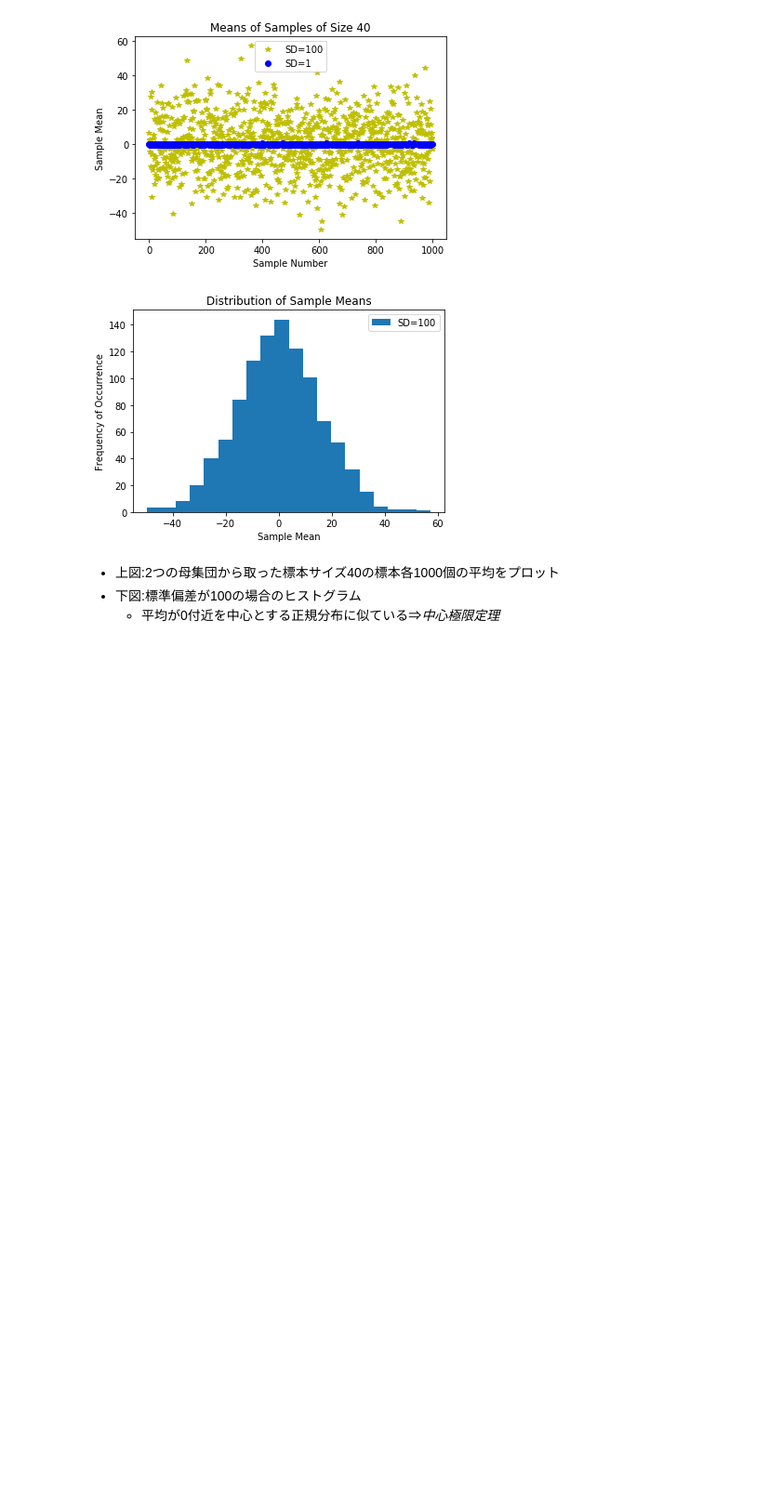
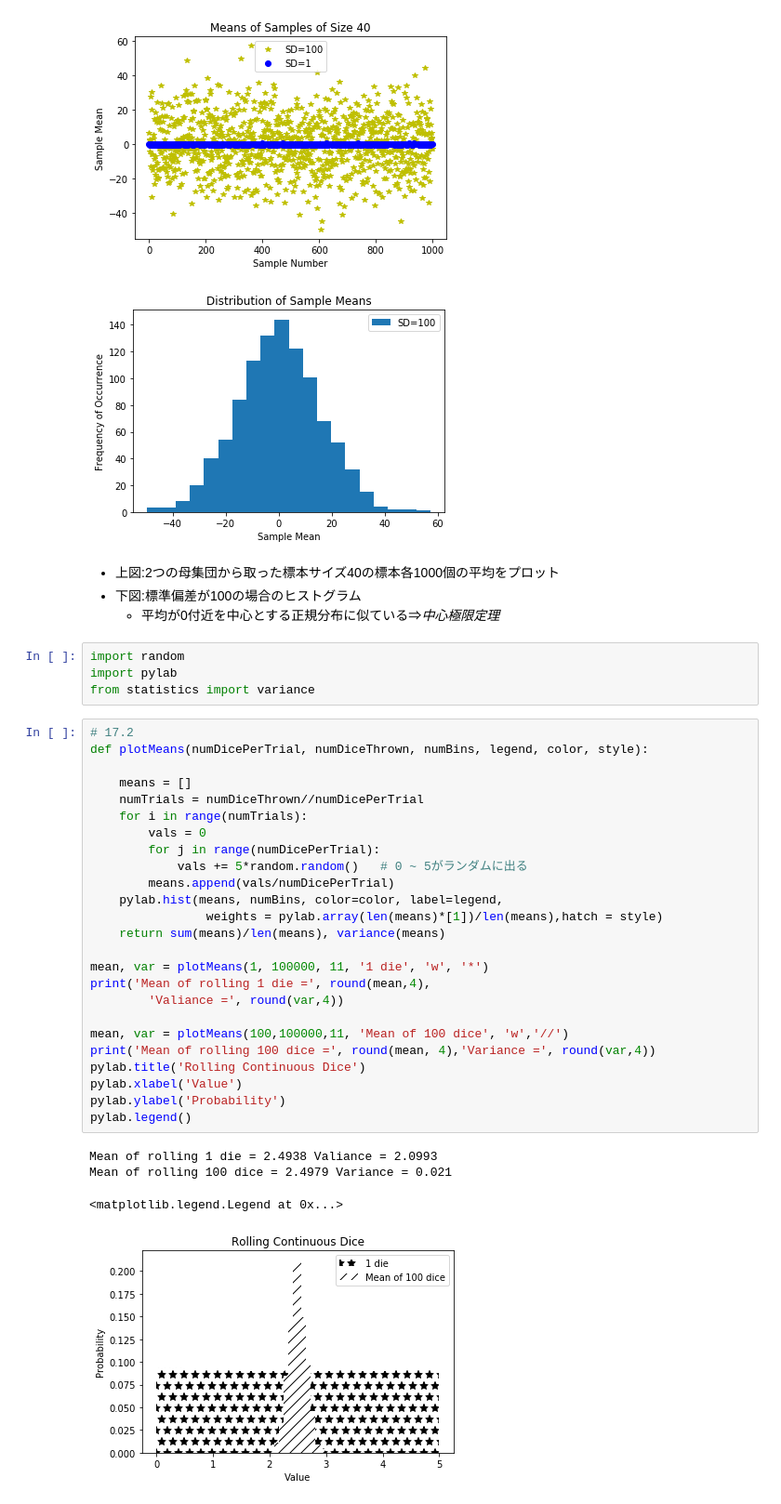
Before and after one commit to Tatsuro0726/MIT_DS, a Jupyter notebook: practice_Ch17.ipynb, the cells around one changed output. Shown at 93% size. Drawn from its saved outputs; the diff is of its cells as text; blank space fills up the shorter version.

```diff
--- a/practice_Ch17.ipynb
+++ b/practice_Ch17.ipynb
@@ -131,3 +131,37 @@ pylab.legend()
 - 上図:2つの母集団から取った標本サイズ40の標本各1000個の平均をプロット
 - 下図:標準偏差が100の場合のヒストグラム
     - 平均が0付近を中心とする正規分布に似ている⇒_中心極限定理_
+# %%
+import random
+import pylab
+from statistics import variance
+# %%
+# 17.2
+def plotMeans(numDicePerTrial, numDiceThrown, numBins, legend, color, style):
+
+    means = []
+    numTrials = numDiceThrown//numDicePerTrial
+    for i in range(numTrials):
+        vals = 0
+        for j in range(numDicePerTrial):
+            vals += 5*random.random()   # 0 ~ 5がランダムに出る
+        means.append(vals/numDicePerTrial)
+    pylab.hist(means, numBins, color=color, label=legend,
+                weights = pylab.array(len(means)*[1])/len(means),hatch = style)
+    return sum(means)/len(means), variance(means)
+
+mean, var = plotMeans(1, 100000, 11, '1 die', 'w', '*')
+print('Mean of rolling 1 die =', round(mean,4),
+        'Valiance =', round(var,4))
+
+mean, var = plotMeans(100,100000,11, 'Mean of 100 dice', 'w','//')
+print('Mean of rolling 100 dice =', round(mean, 4),'Variance =', round(var,4))
+pylab.title('Rolling Continuous Dice')
+pylab.xlabel('Value')
+pylab.ylabel('Probability')
+pylab.legend()
+# %% [output]
+Mean of rolling 1 die = 2.4938 Valiance = 2.0993
+Mean of rolling 100 dice = 2.4979 Variance = 0.021
+<matplotlib.legend.Legend at 0x...>
+[figure, added]
```
Also changed, not shown: parts of 6 cells of this notebook.
